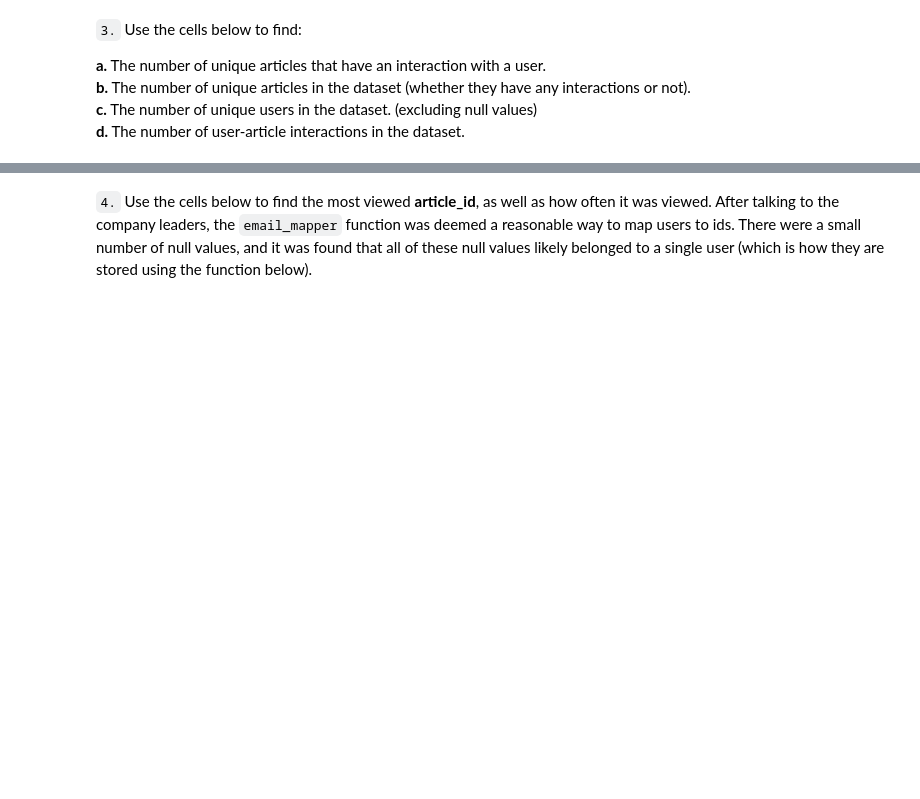
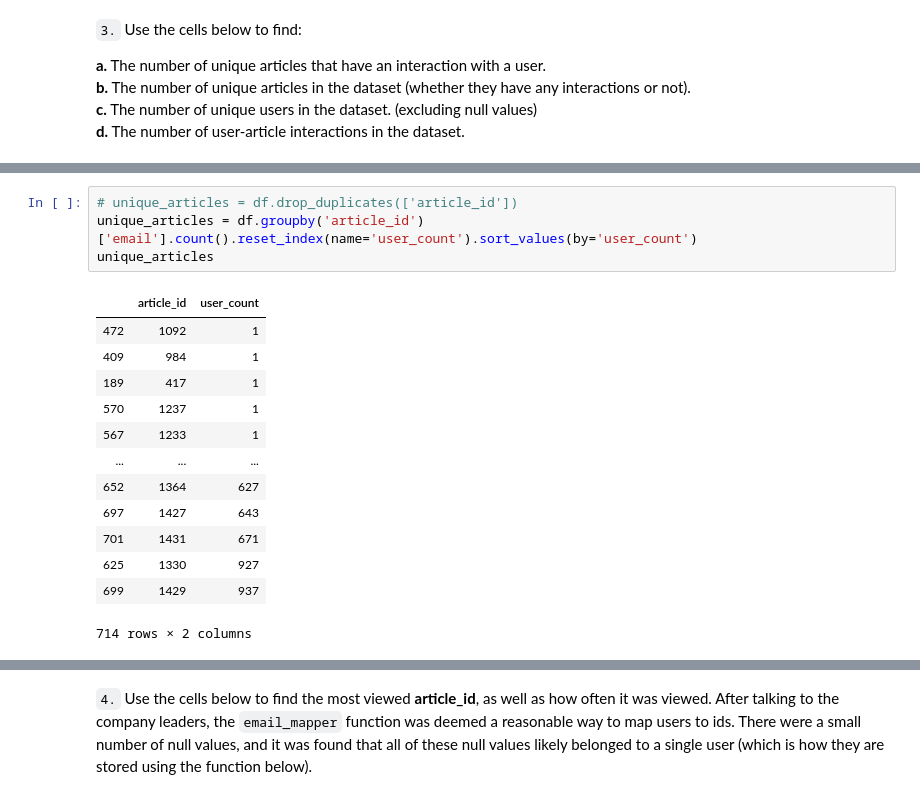
Before and after one commit to gj0706/recommendations_with_IBM, a Jupyter notebook: Recommendations_with_IBM.ipynb, the cells around one changed output, grey strips where cells are left out. Cells and saved outputs as stored; diff of their text form; blank space fills up the shorter version.

```diff
--- a/Recommendations_with_IBM.ipynb
+++ b/Recommendations_with_IBM.ipynb
@@ -149,0 +167,18 @@ The maximum number of user-article interactions by any 1 user is: 364
+# %%
+# unique_articles = df.drop_duplicates(['article_id'])
+unique_articles = df.groupby('article_id')['email'].count().reset_index(name='user_count').sort_values(by='user_count')
+unique_articles
+# %% [output]
+|  | article_id | user_count |
+| 472 | 1092 | 1 |
+| 409 | 984 | 1 |
+| 189 | 417 | 1 |
+| 570 | 1237 | 1 |
+| 567 | 1233 | 1 |
+| ... | ... | ... |
+| 652 | 1364 | 627 |
+| 697 | 1427 | 643 |
+| 701 | 1431 | 671 |
+| 625 | 1330 | 927 |
+| 699 | 1429 | 937 |
+714 rows × 2 columns
```
Also changed, not shown: parts of 9 cells of this notebook.
